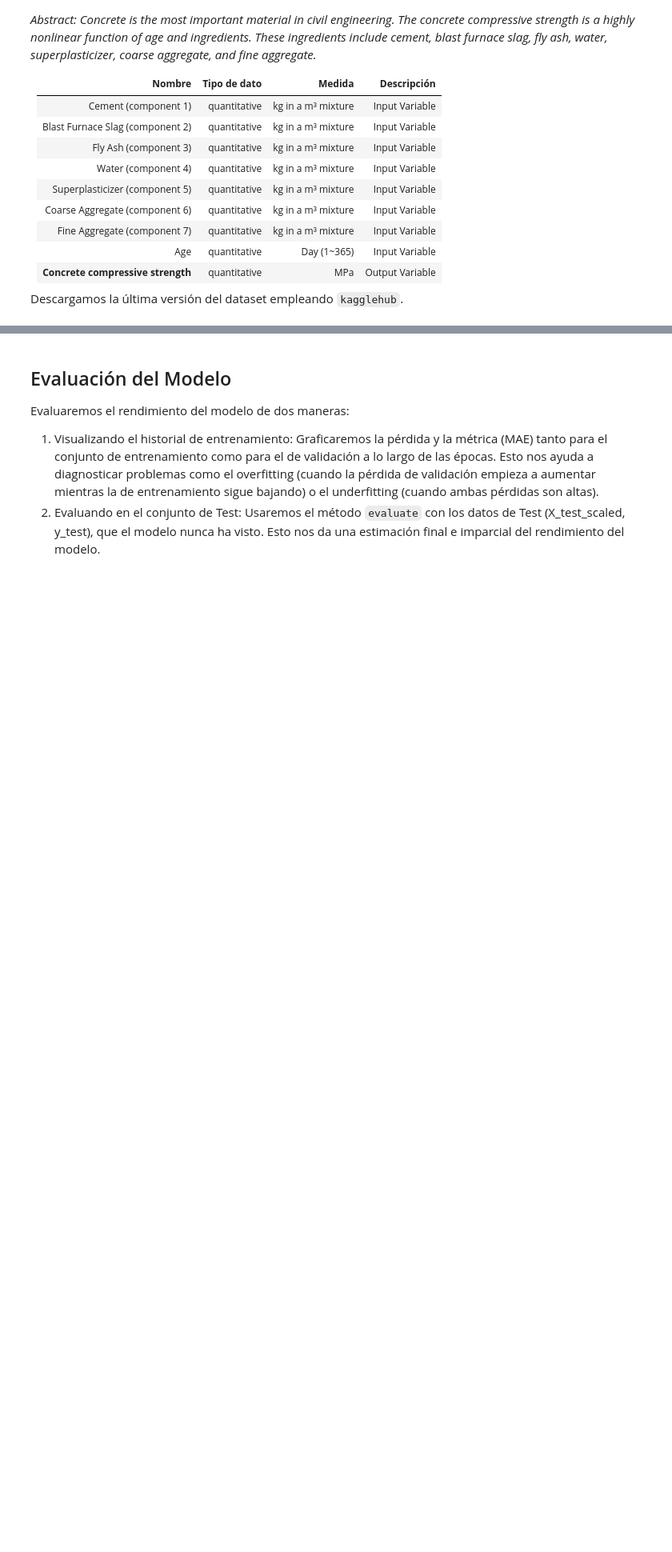
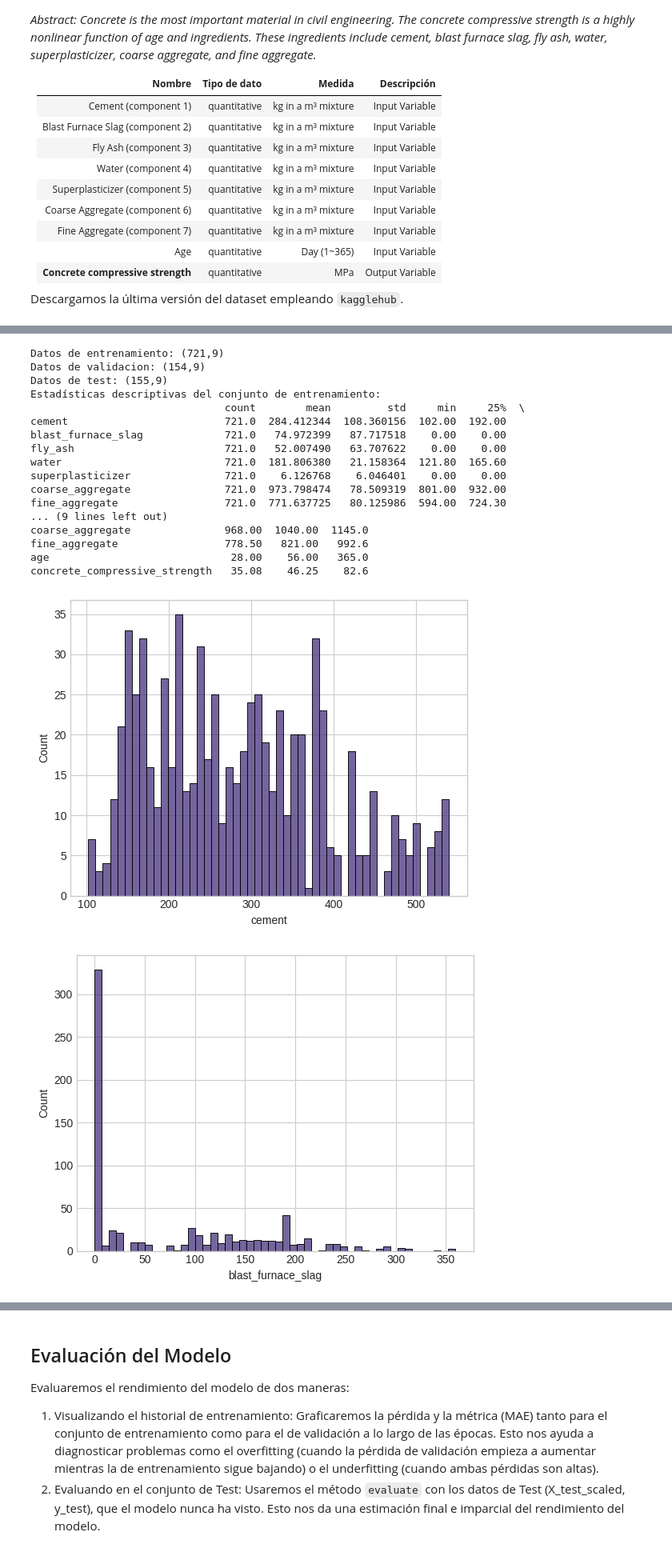
Before and after one commit to dmerap/MIOT_GDPI, a Jupyter notebook: TEMP_Unidad04-Introduccion_Keras.ipynb, the cells around one changed output, grey strips where cells are left out. Shown: that part at 80% size. Drawn from its saved outputs; the diff is of its cells as text; code cells hidden in the pictures; blank space fills up the shorter version.

```diff
--- a/TEMP_Unidad04-Introduccion_Keras.ipynb
+++ b/TEMP_Unidad04-Introduccion_Keras.ipynb
@@ -175,0 +218,66 @@ print(df_concrete.isnull().sum())
+# %%
+# Establecemos una semilla para la reproducibilidad.
+#Emplearemos esta semilla para todos los procesos pseudoaleatorios
+SEED=42
+
+
+#Separamos las entradas de las salidas
+#df_concrete_inputs = df_concrete.drop('concrete_compressive_strength', axis=1)
+#df_concrete_outputs = df_concrete['concrete_compressive_strength']
+
+
+#Dividimos en entrenamiento, validación y test
+# Usaremos un 70% para entrenamiento, un 15% para Validación y un 15% para Test.
+#Nos devuelve un array de numpy
+
+concrete_train, concrete_pruebas=train_test_split(df_concrete, test_size=0.30, random_state=SEED)
+concrete_val, concrete_test=train_test_split(concrete_pruebas, test_size=0.50, random_state=SEED)
+
+
+
+#Convertimos a DataFrames para mejor visualización (opcional)
+df_concrete_train = pd.DataFrame(concrete_train, columns=df_concrete.columns)
+df_concrete_val = pd.DataFrame(concrete_val, columns=df_concrete.columns)
+df_concrete_test = pd.DataFrame(concrete_test, columns=df_concrete.columns)
+
+print(f"Datos de entrenamiento: ({len(df_concrete_train)},{len(df_concrete_train.columns)})")
+print(f"Datos de validacion: ({len(df_concrete_val)},{len(df_concrete_val.columns)})")
+print(f"Datos de test: ({len(df_concrete_test)},{len(df_concrete_test.columns)})")
+
+
+
+
+
+
+print("Estadísticas descriptivas del conjunto de entrenamiento:")
+print(df_concrete_train.describe().transpose())
+
+
+for col in df_concrete_train.columns:
+    sns.histplot(data=df_concrete_train[col], bins=50)
+    plt.show() # Seaborn configura implícitamente el objeto plt
+
+
+plt.figure(figsize=(16, 6))
+sns.heatmap(df_concrete_train.corr(),vmin=-1, vmax=1, annot=True, cmap='BrBG')
+heatmap.set_title('Correlation Heatmap');
+# %% [output]
+Datos de entrenamiento: (721,9)
+Datos de validacion: (154,9)
+Datos de test: (155,9)
+Estadísticas descriptivas del conjunto de entrenamiento:
+                               count        mean         std     min     25%  \
+cement                         721.0  284.412344  108.360156  102.00  192.00
+blast_furnace_slag             721.0   74.972399   87.717518    0.00    0.00
+fly_ash                        721.0   52.007490   63.707622    0.00    0.00
+water                          721.0  181.806380   21.158364  121.80  165.60
+superplasticizer               721.0    6.126768    6.046401    0.00    0.00
+coarse_aggregate               721.0  973.798474   78.509319  801.00  932.00
+fine_aggregate                 721.0  771.637725   80.125986  594.00  724.30
+... (9 lines left out)
+coarse_aggregate               968.00  1040.00  1145.0
+fine_aggregate                 778.50   821.00   992.6
+age                             28.00    56.00   365.0
+concrete_compressive_strength   35.08    46.25    82.6
+[figure, added]
+[figure, added]
```
Also changed, not shown: parts of 20 cells of this notebook, 1 other file.
